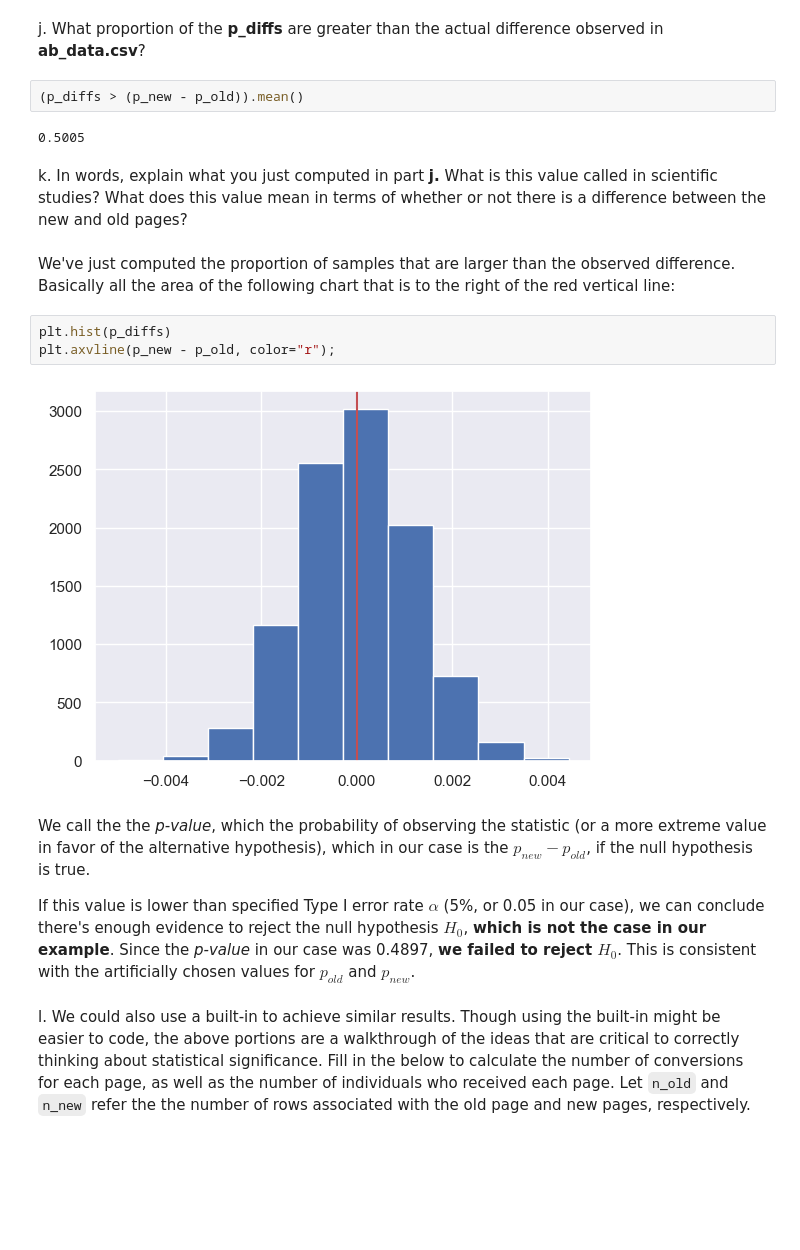
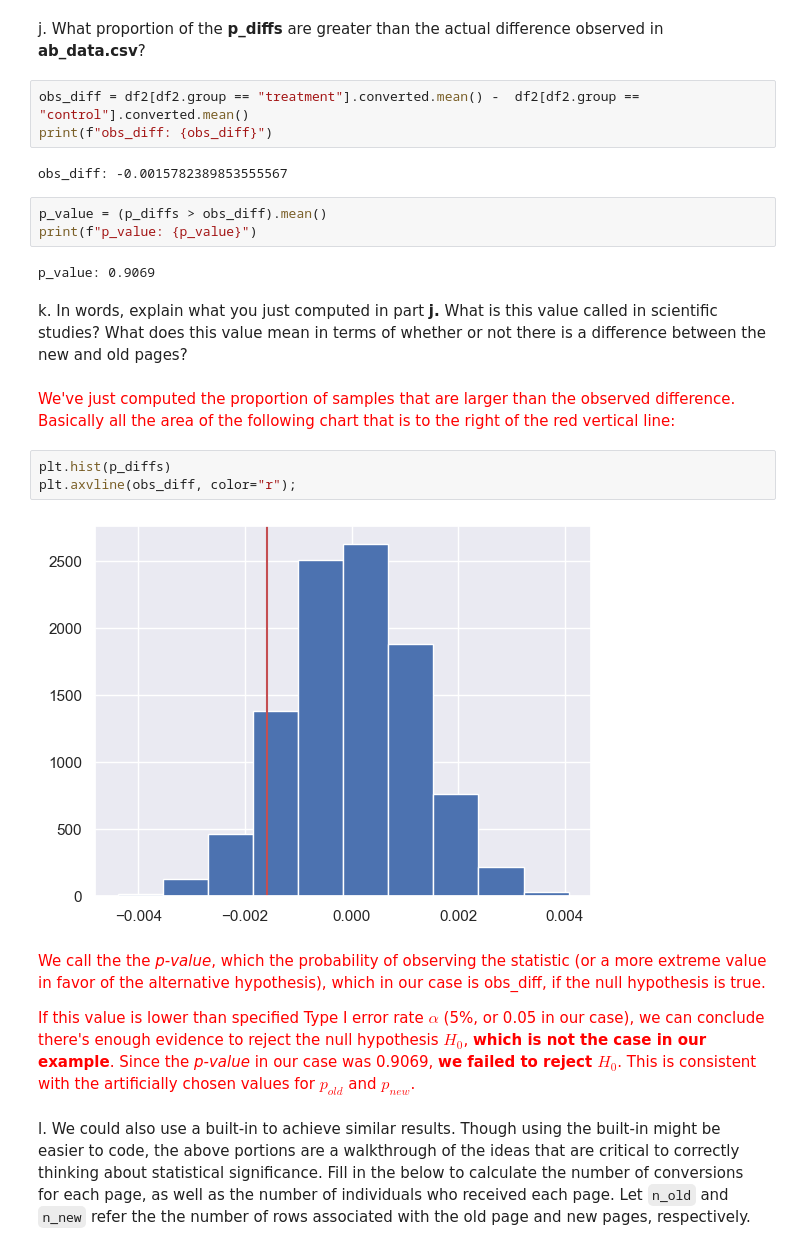
Before and after one commit to abarto/udacity-nd002-analyze-a-b-test-results, a Jupyter notebook: Analyze_ab_test_results_notebook.ipynb, the cells around one changed output. Cells and saved outputs as stored; diff of their text form; blank space fills up the shorter version.

```diff
--- a/Analyze_ab_test_results_notebook.ipynb
+++ b/Analyze_ab_test_results_notebook.ipynb
@@ -289,22 +316,28 @@ plt.hist(p_diffs);
 # %% [markdown]
 j. What proportion of the **p_diffs** are greater than the actual difference observed in **ab_data.csv**?
-# %%
-(p_diffs > (p_new - p_old)).mean()
-# %% [output]
-0.5005
+# %%
+obs_diff = df2[df2.group == "treatment"].converted.mean() -  df2[df2.group == "control"].converted.mean()
+print(f"obs_diff: {obs_diff}")
+# %% [output]
+obs_diff: -0.0015782389853555567
+# %%
+p_value = (p_diffs > obs_diff).mean()
+print(f"p_value: {p_value}")
+# %% [output]
+p_value: 0.9069
 # %% [markdown]
 k. In words, explain what you just computed in part **j.**  What is this value called in scientific studies?  What does this value mean in terms of whether or not there is a difference between the new and old pages?
 # %% [markdown]
-We've just computed the proportion of samples that are larger than the observed difference. Basically all the area of the following chart that is to the right of the red vertical line:
+<span style="color: red;">We've just computed the proportion of samples that are larger than the observed difference. Basically all the area of the following chart that is to the right of the red vertical line:</span>
 # %%
 plt.hist(p_diffs)
-plt.axvline(p_new - p_old, color="r");
+plt.axvline(obs_diff, color="r");
 # %% [output]
-[figure, old version]
+[figure, new version]
 # %% [markdown]
-We call the the *p-value*, which the probability of observing the statistic (or a more extreme value in favor of the alternative hypothesis), which in our case is the $p_{new} - p_{old}$, if the null hypothesis is true.
+<span style="color: red;">We call the the *p-value*, which the probability of observing the statistic (or a more extreme value in favor of the alternative hypothesis), which in our case is obs_diff, if the null hypothesis is true.</span>
 
-If this value is lower than specified Type I error rate $\alpha$ (5%, or 0.05 in our case), we can conclude there's enough evidence to reject the null hypothesis $H_{0}$, **which is not the case in our example**. Since the *p-value* in our case was 0.4897, **we failed to reject $H_{0}$**. This is consistent with the artificially chosen values for $p_{old}$ and $p_{new}$.
+<span style="color: red;">If this value is lower than specified Type I error rate $\alpha$ (5%, or 0.05 in our case), we can conclude there's enough evidence to reject the null hypothesis $H_{0}$, **which is not the case in our example**. Since the *p-value* in our case was 0.9069, **we failed to reject $H_{0}$**. This is consistent with the artificially chosen values for $p_{old}$ and $p_{new}$.</span>
 # %% [markdown]
 l. We could also use a built-in to achieve similar results.  Though using the built-in might be easier to code, the above portions are a walkthrough of the ideas that are critical to correctly thinking about statistical significance. Fill in the below to calculate the number of conversions for each page, as well as the number of individuals who received each page. Let `n_old` and `n_new` refer the the number of rows associated with the old page and new pages, respectively.
 # %%
```
Also changed, not shown: parts of 53 cells of this notebook, 2 other files.
